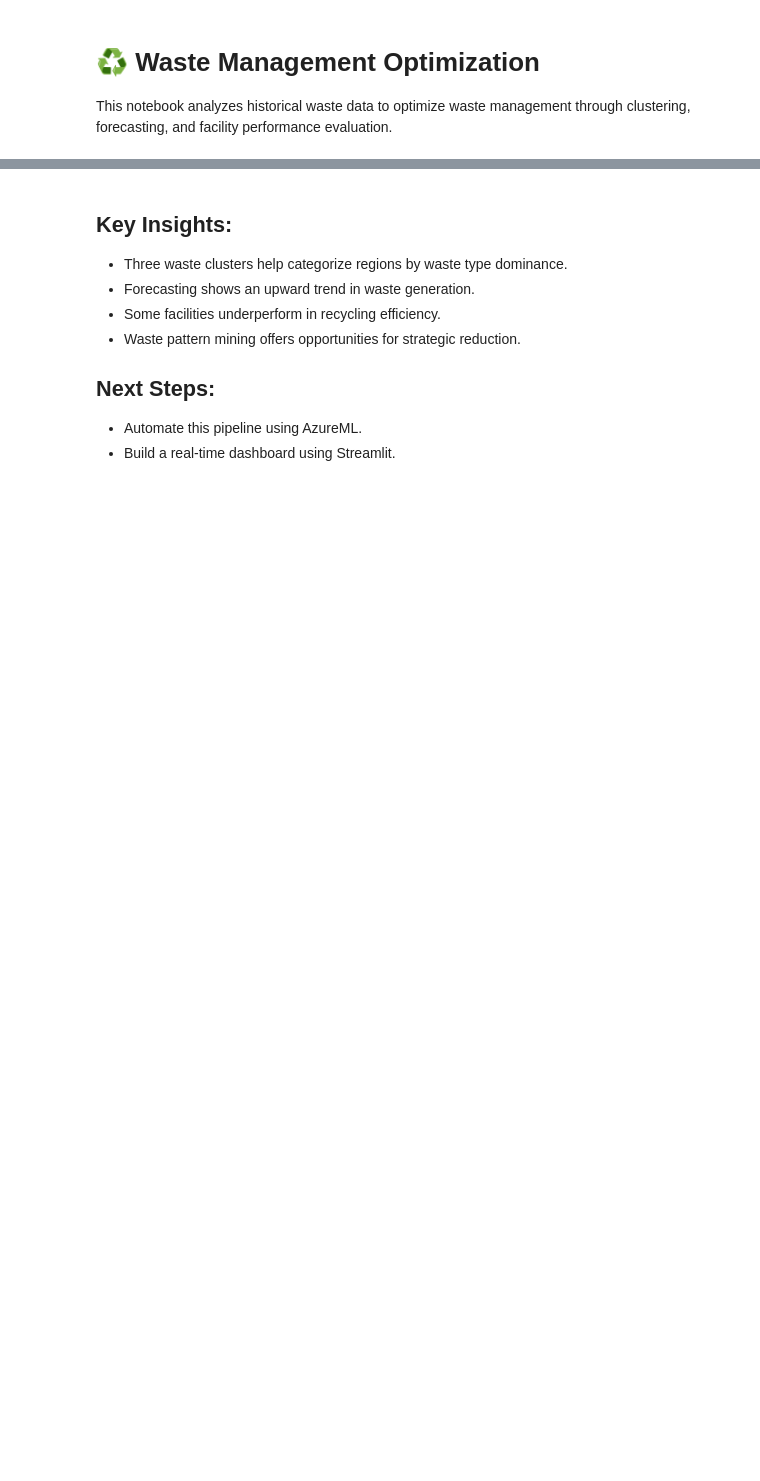
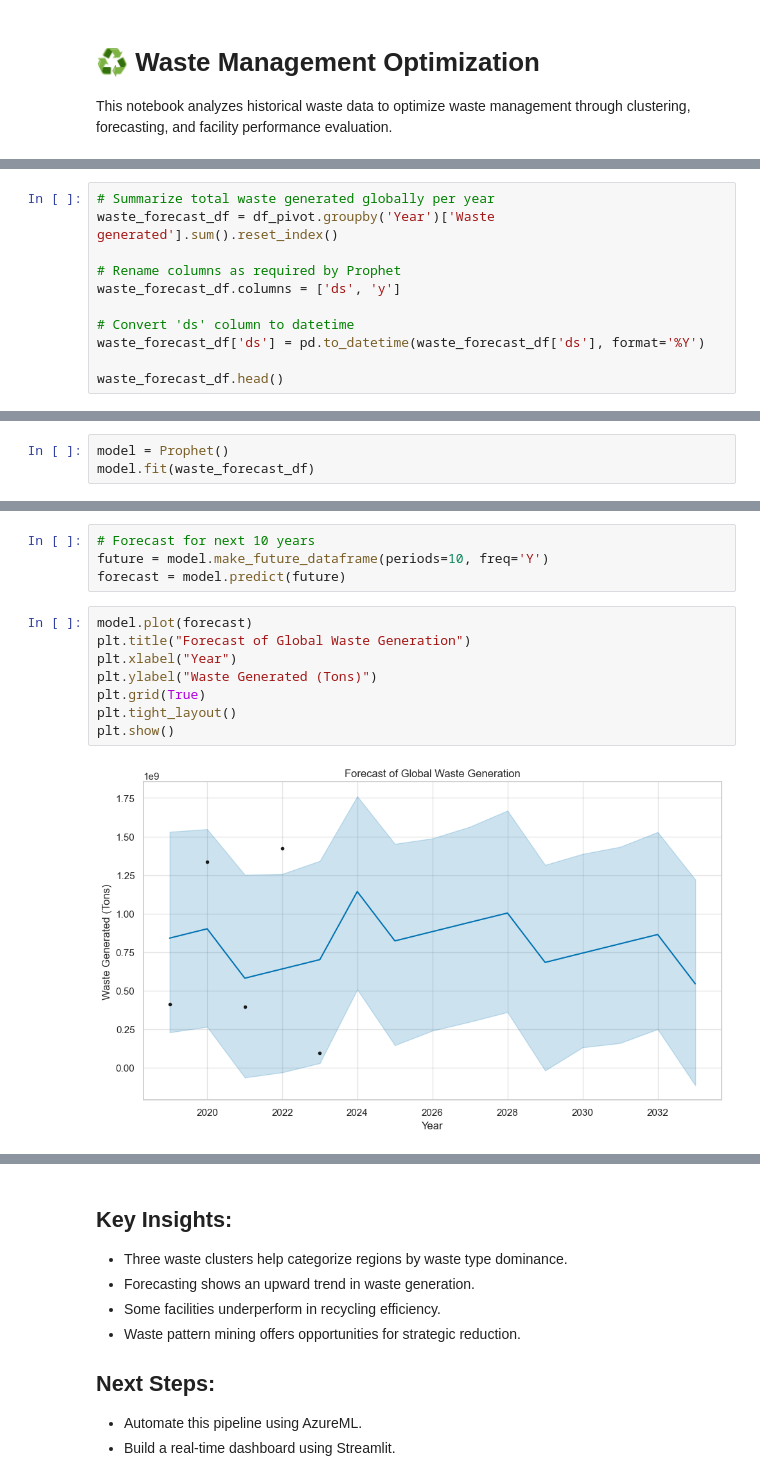
Before and after one commit to AshishBatham/waste-management-app, a Jupyter notebook: wasteManagement.ipynb, the cells around one changed output, grey strips where cells are left out. Drawn from its saved outputs; the diff is of its cells as text; blank space fills up the shorter version.

```diff
--- a/wasteManagement.ipynb
+++ b/wasteManagement.ipynb
@@ -97,0 +135,11 @@ rules[['antecedents', 'consequents', 'support', 'confidence', 'lift']]
+# %%
+# Summarize total waste generated globally per year
+waste_forecast_df = df_pivot.groupby('Year')['Waste generated'].sum().reset_index()
+
+# Rename columns as required by Prophet
+waste_forecast_df.columns = ['ds', 'y']
+
+# Convert 'ds' column to datetime
+waste_forecast_df['ds'] = pd.to_datetime(waste_forecast_df['ds'], format='%Y')
+
+waste_forecast_df.head()
@@ -97,0 +153,3 @@ rules[['antecedents', 'consequents', 'support', 'confidence', 'lift']]
+# %%
+model = Prophet()
+model.fit(waste_forecast_df)
@@ -97,0 +160,14 @@ rules[['antecedents', 'consequents', 'support', 'confidence', 'lift']]
+# %%
+# Forecast for next 10 years
+future = model.make_future_dataframe(periods=10, freq='Y')
+forecast = model.predict(future)
+# %%
+model.plot(forecast)
+plt.title("Forecast of Global Waste Generation")
+plt.xlabel("Year")
+plt.ylabel("Waste Generated (Tons)")
+plt.grid(True)
+plt.tight_layout()
+plt.show()
+# %% [output]
+[figure, added]
```
Also changed, not shown: parts of 38 cells of this notebook, 7 other files.
